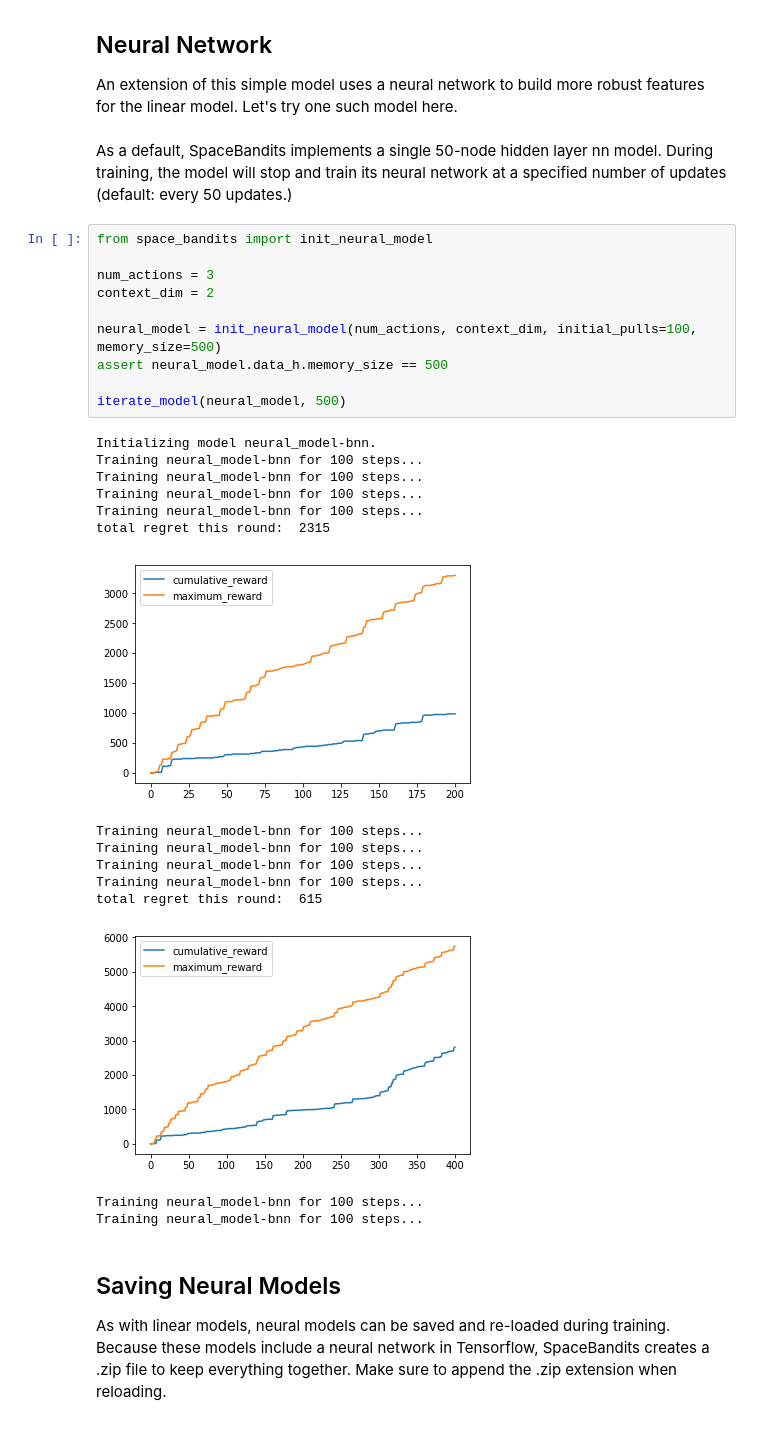
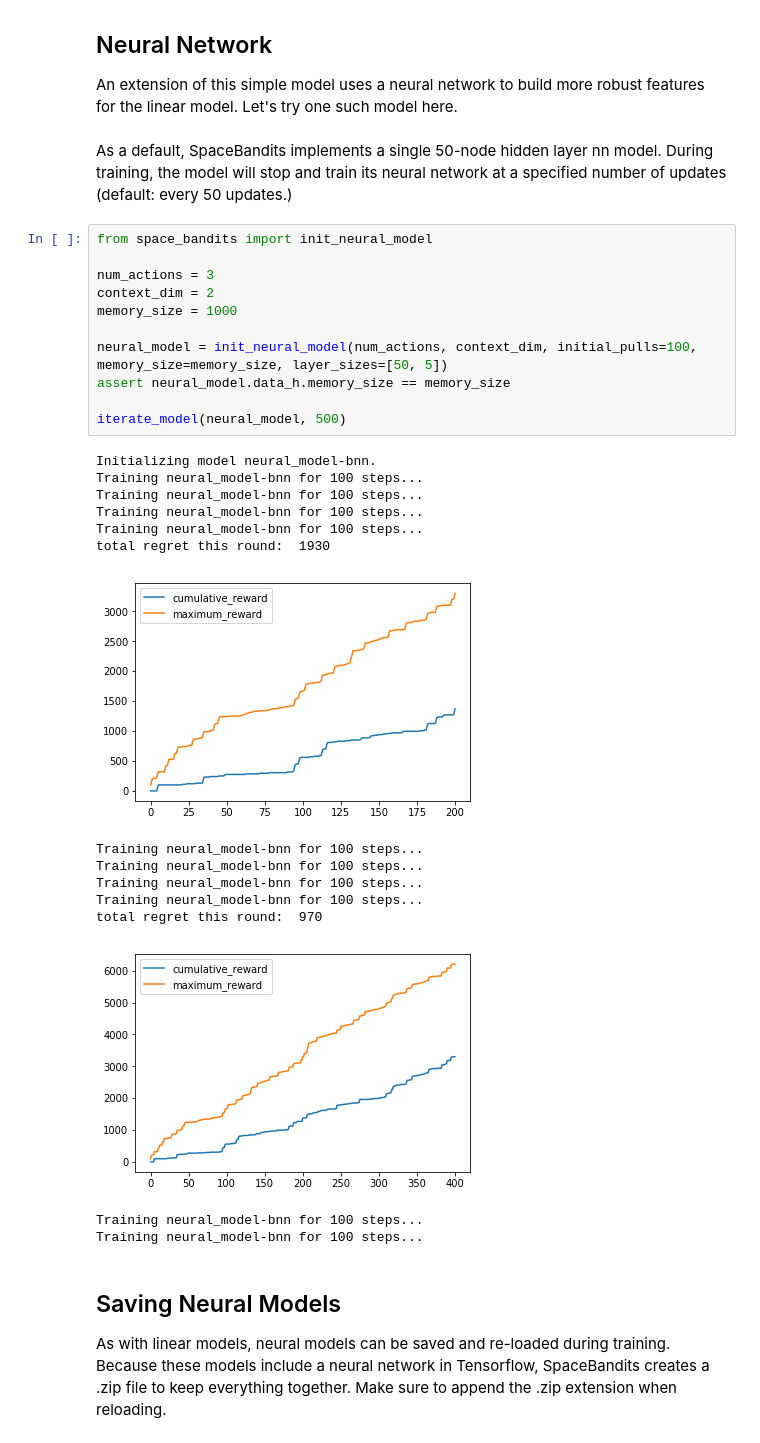
Before and after one commit to LaunchpadAI/space-bandits, a Jupyter notebook: toy_problem.ipynb, the cells around one changed output. Cells and saved outputs as stored; diff of their text form.

```diff
--- a/toy_problem.ipynb
+++ b/toy_problem.ipynb
@@ -272,27 +279,28 @@ As a default, SpaceBandits implements a single 50-node hidden layer nn model. Du
 # %%
 from space_bandits import init_neural_model
 
 num_actions = 3
 context_dim = 2
+memory_size = 1000
 
-neural_model = init_neural_model(num_actions, context_dim, initial_pulls=100, memory_size=500)
-assert neural_model.data_h.memory_size == 500
+neural_model = init_neural_model(num_actions, context_dim, initial_pulls=100, memory_size=memory_size, layer_sizes=[50, 5])
+assert neural_model.data_h.memory_size == memory_size
 
 iterate_model(neural_model, 500)
 # %% [output]
 Initializing model neural_model-bnn.
 Training neural_model-bnn for 100 steps...
 Training neural_model-bnn for 100 steps...
 Training neural_model-bnn for 100 steps...
 Training neural_model-bnn for 100 steps...
-total regret this round:  2315
+total regret this round:  1930
-[figure, old version]
+[figure, new version]
 Training neural_model-bnn for 100 steps...
 Training neural_model-bnn for 100 steps...
 Training neural_model-bnn for 100 steps...
 Training neural_model-bnn for 100 steps...
-total regret this round:  615
+total regret this round:  970
-[figure, old version]
+[figure, new version]
 Training neural_model-bnn for 100 steps...
 Training neural_model-bnn for 100 steps...
 # %% [markdown]
```
Also changed, not shown: parts of 11 cells of this notebook.
